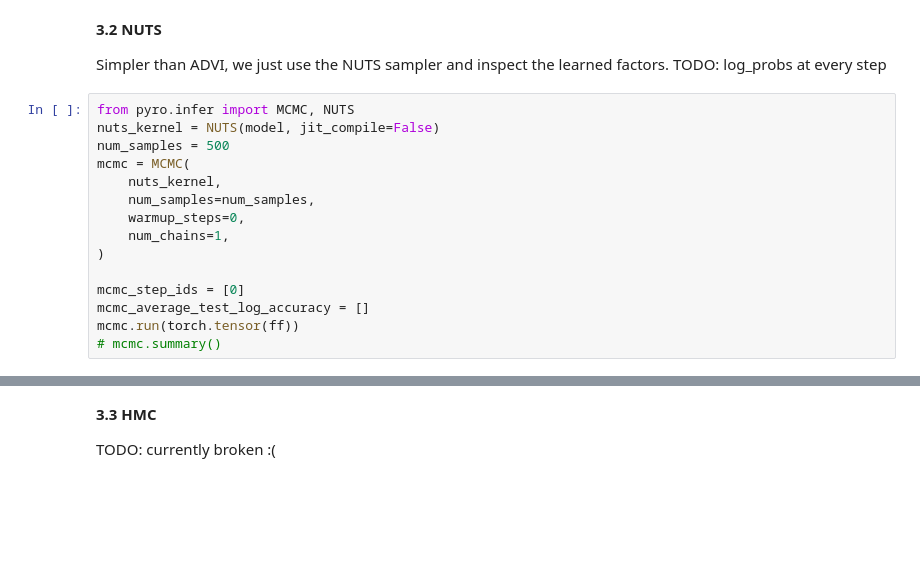
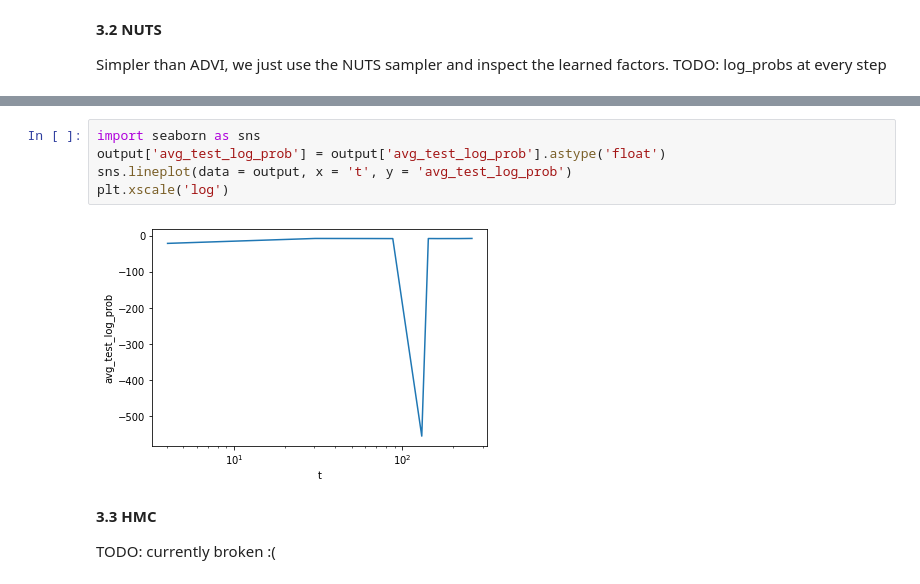
Before and after one commit to lorenzkuhn/advi, a Jupyter notebook: DirichletExponential.ipynb, the cells around one changed output, grey strips where cells are left out. Cells and saved outputs as stored; diff of their text form; blank space fills up the shorter version.

```diff
--- a/DirichletExponential.ipynb
+++ b/DirichletExponential.ipynb
@@ -222,18 +221,3 @@ torch.Size([10, 20])
 
 Simpler than ADVI, we just use the NUTS sampler and inspect the learned factors.
 TODO: log_probs at every step
-# %%
-from pyro.infer import MCMC, NUTS
-nuts_kernel = NUTS(model, jit_compile=False)
-num_samples = 500
-mcmc = MCMC(
-    nuts_kernel,
-    num_samples=num_samples,
-    warmup_steps=0,
-    num_chains=1,
-)
-
-mcmc_step_ids = [0]
-mcmc_average_test_log_accuracy = []
-mcmc.run(torch.tensor(ff))
-# mcmc.summary()
@@ -250,3 +299,10 @@ torch.Size([10, 20])
+# %%
+import seaborn as sns
+output['avg_test_log_prob'] = output['avg_test_log_prob'].astype('float')
+sns.lineplot(data = output, x = 't', y = 'avg_test_log_prob')
+plt.xscale('log')
+# %% [output]
+[figure, added]
 # %% [markdown]
 **3.3 HMC**
 
```
Also changed, not shown: parts of 10 cells of this notebook.
